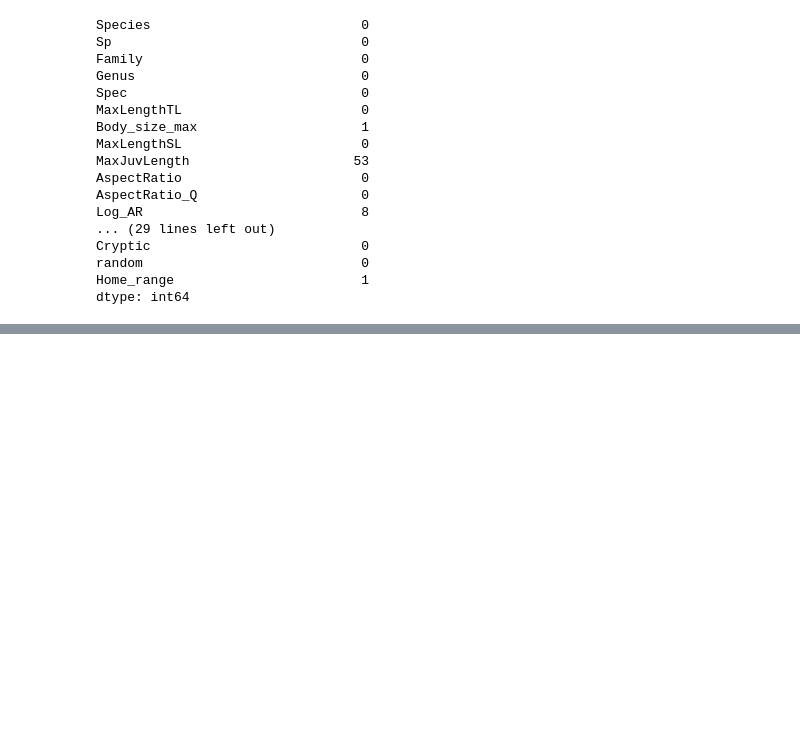
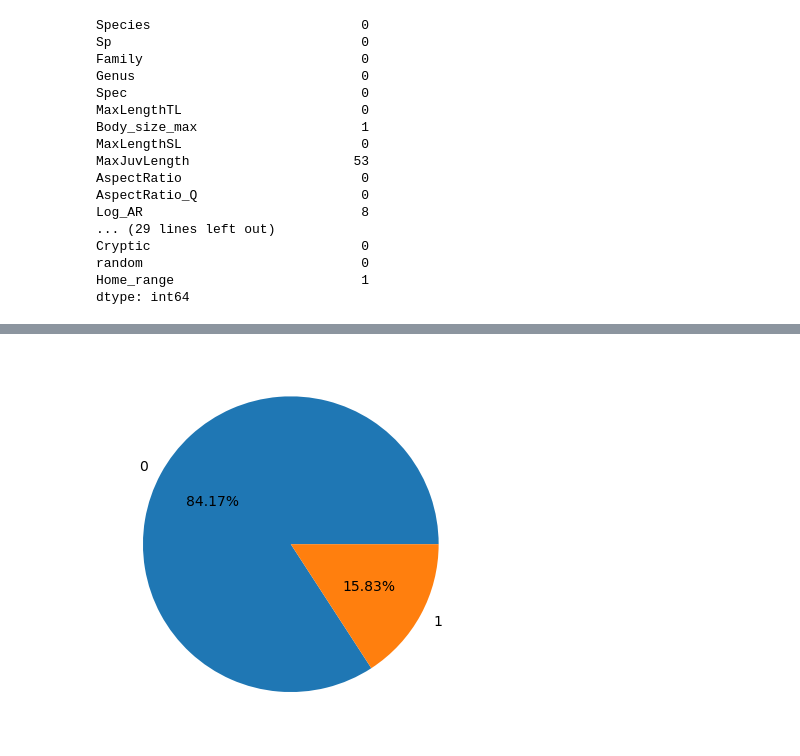
Before and after one commit to susmitha-ann/CoralReefFishSpeciesAssessment, a Jupyter notebook: Exploratory_trait.ipynb, the cells around one changed output, grey strips where cells are left out. Saved outputs shown, nothing was run; the diff lists cells and outputs as text; code cells hidden in the pictures; blank space fills up the shorter version.

```diff
--- a/Exploratory_trait.ipynb
+++ b/Exploratory_trait.ipynb
@@ -87,0 +228,7 @@ We can shows that, the 11 missing values in Coral and Relief are in the sames ro
+# %%
+#the repartition of the observation accross the Nocturnal feature
+
+plt.pie(trait['Nocturnal'].value_counts(),labels=trait['Nocturnal'].value_counts().index,autopct='%1.2f%%')
+plt.show()
+# %% [output]
+[figure, added]
```
Also changed, not shown: parts of 28 cells of this notebook.
